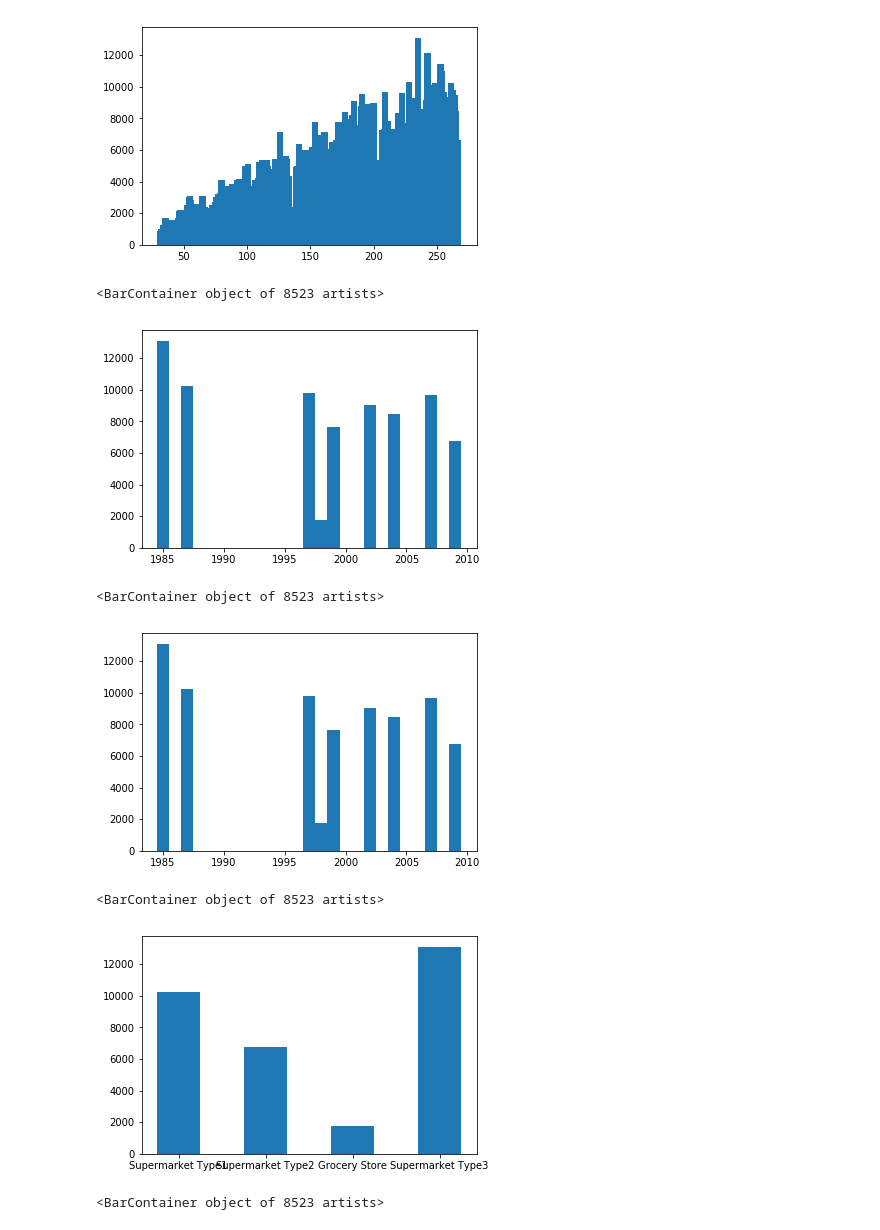
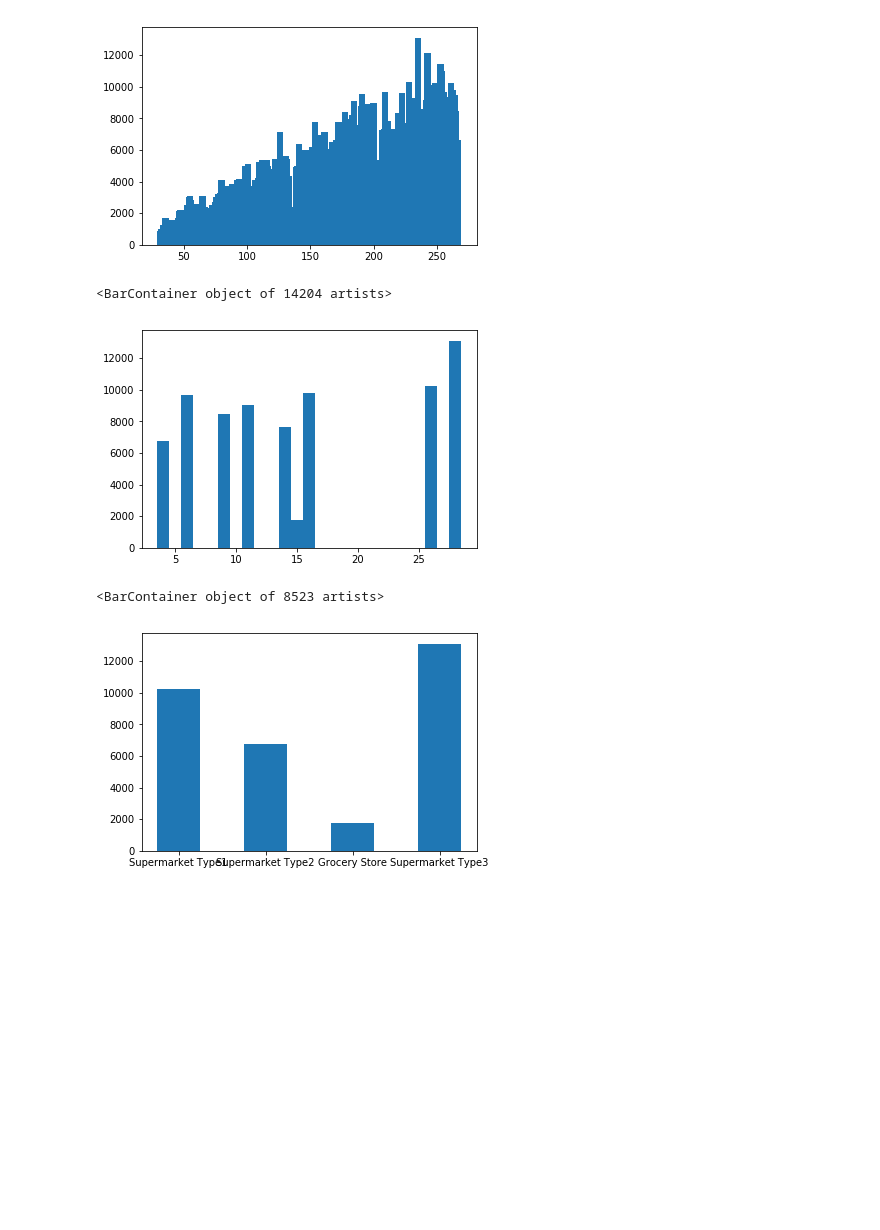
Before and after one commit to IITGuwahati-AI/Learning-Content, a Jupyter notebook: Big_mart_sales_prediction.ipynb, the cells around one changed output. Saved outputs shown, nothing was run; the diff lists cells and outputs as text; code cells hidden in the pictures; blank space fills up the shorter version.

```diff
--- a/Big_mart_sales_prediction.ipynb
+++ b/Big_mart_sales_prediction.ipynb
@@ -8,6 +8,9 @@ import numpy as np
 train_data = pd.read_csv('train_data.csv')
 test_data = pd.read_csv('test_data.csv')
 
+train_data['source'] = "True"
+test_data['source'] = "False"
+
 full_data = pd.concat([train_data, test_data], sort = False)
 
 # shape of the dataset
@@ -21,3 +24,5 @@ Shape of testing data : (14204, 12)
+# %%
+full_data.drop(['Unnamed: 12'], axis = 1,inplace = True)
 # %%
 # Find total number of missing values in the full data file
 full_data.apply(lambda x: sum(x.isnull()))
@@ -342,0 +371,3 @@ full_data[['Item_Fat_Content_0','Item_Fat_Content_1','Item_Fat_Content_2']].head
+# %%
+#Drop the columns which have been modified
+full_data.drop(['Item_Type','Outlet_Establishment_Year'], axis = 1, inplace = True)
@@ -348,15 +514,12 @@ plt.bar(train_data['Item_MRP'], train_data['Item_Outlet_Sales'], width = 5)
 <BarContainer object of 8523 artists>
 [figure]
 # %%
-plt.bar(train_data['Outlet_Establishment_Year'], train_data['Item_Outlet_Sales'], width = 1)
+plt.bar(full_data['Outlet_oldness'], full_data['Item_Outlet_Sales'], width = 1)
 # %% [output]
-<BarContainer object of 8523 artists>
+<BarContainer object of 14204 artists>
-[figure, old version]
+[figure, new version]
-<BarContainer object of 8523 artists>
-[figure, removed]
 # %%
 plt.bar(train_data['Outlet_Type'], train_data['Item_Outlet_Sales'], width = 0.5)
 # %% [output]
 <BarContainer object of 8523 artists>
 [figure]
-<BarContainer object of 8523 artists>
```
Also changed, not shown: parts of 16 cells of this notebook.
